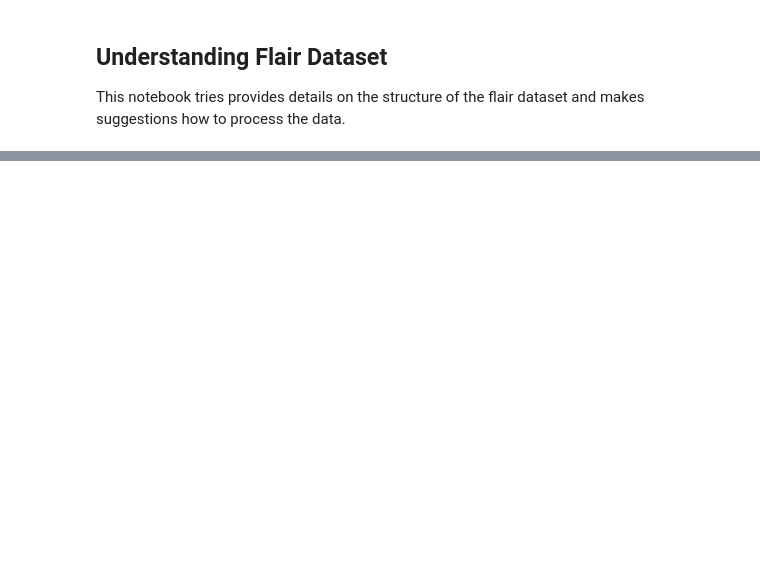
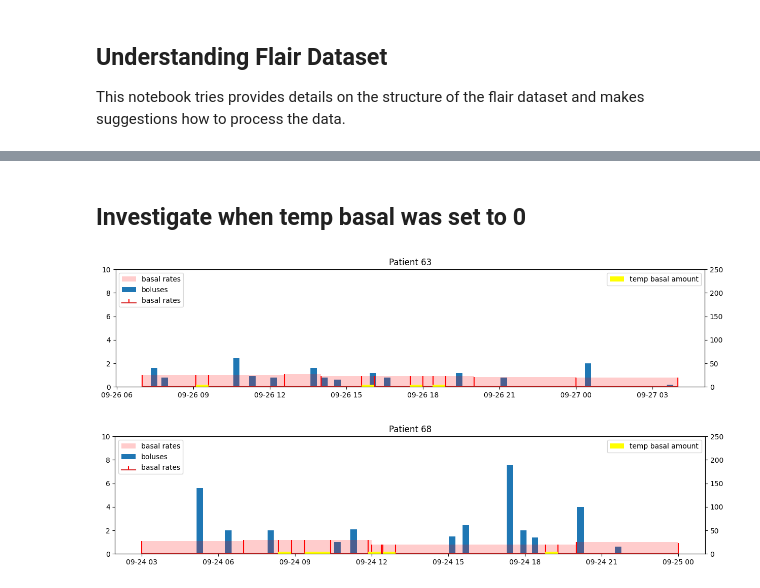
Before and after one commit to nudgebg/egvinsulin, a Jupyter notebook: notebooks/understand-flair-dataset/understand-flair-dataset.ipynb, the cells around one changed output, grey strips where cells are left out. Drawn from its saved outputs; the diff is of its cells as text; code cells hidden in the pictures; blank space fills up the shorter version.

```diff
--- a/notebooks/understand-flair-dataset/understand-flair-dataset.ipynb
+++ b/notebooks/understand-flair-dataset/understand-flair-dataset.ipynb
@@ -142,24 +204,0 @@ def first_days_random_patient(df,days=3):
-# %%
-sub_frame =first_days_random_patient(df_insulin, 5)
-boluses = sub_frame.dropna(subset=['BolusDeliv'],axis=0)
-basalRates = sub_frame.dropna(subset=['BasalRt'],axis=0)
-
-f = plt.figure(figsize=(15,5))
-ax = f.gca();
-
-sub_frame.sort_values("DateTime",inplace=True)
-
-
-ax.bar(boluses.DateTime, boluses.BolusDeliv, width=timedelta(minutes=15), label='boluses')
-ax.legend(loc='upper left')
-
-twinax=plt.twinx()
-twinax.stem(basalRates.DateTime, basalRates.BasalRt, label='basal rates',markerfmt='None',linefmt='r-')
-twinax.stairs(basalRates.BasalRt.iloc[:-1],basalRates.DateTime, label='basal rates',color='red',fill=True,alpha=0.2,)
-
-plt.legend(loc="upper right")
-
-ax.set_ylim([0,15]);
-twinax.set_ylim([0,15])
-
-plt.title("raw")
@@ -168,0 +277,23 @@ Text(0.5, 1.0, 'raw')
+# %% [markdown]
+## Investigate when temp basal was set to 0
+# %%
+def selectRegionAroundEvent(df, patient_id, date_time, hours):
+    sub_frame = df.loc[(df.PtID==patient_id) & (df.DateTime>date_time-timedelta(hours=hours)) & (df.DateTime<date_time+timedelta(hours=hours))]
+    return sub_frame
+
+#we select a random temp basal event with temp basal set to zero and some data around it
+zeroRateEvents = df_insulin.loc[df_insulin.TempBasalAmt==0]
+random_index = random.choice(zeroRateEvents.index)
+subFrame = selectRegionAroundEvent(df_insulin,
+                                   zeroRateEvents.loc[random_index,'PtID'],
+                                   zeroRateEvents.loc[random_index,'DateTime'], 12)
+drawInsulinEvents(subFrame)
+
+#same just with a fixed event (for reproducibility)
+subFrame = selectRegionAroundEvent(df_insulin,
+                                   zeroRateEvents.loc[1044474,'PtID'],
+                                   zeroRateEvents.loc[1044474,'DateTime'], 12)
+drawInsulinEvents(subFrame);
+# %% [output]
+[figure, added]
+[figure, added]
```
Also changed, not shown: parts of 27 cells of this notebook.
